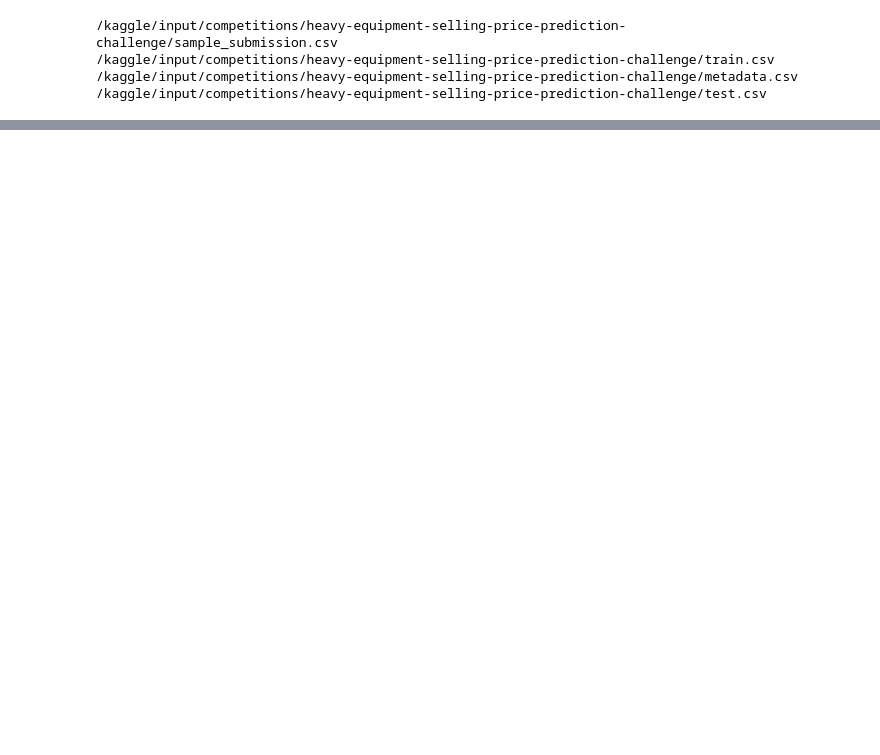
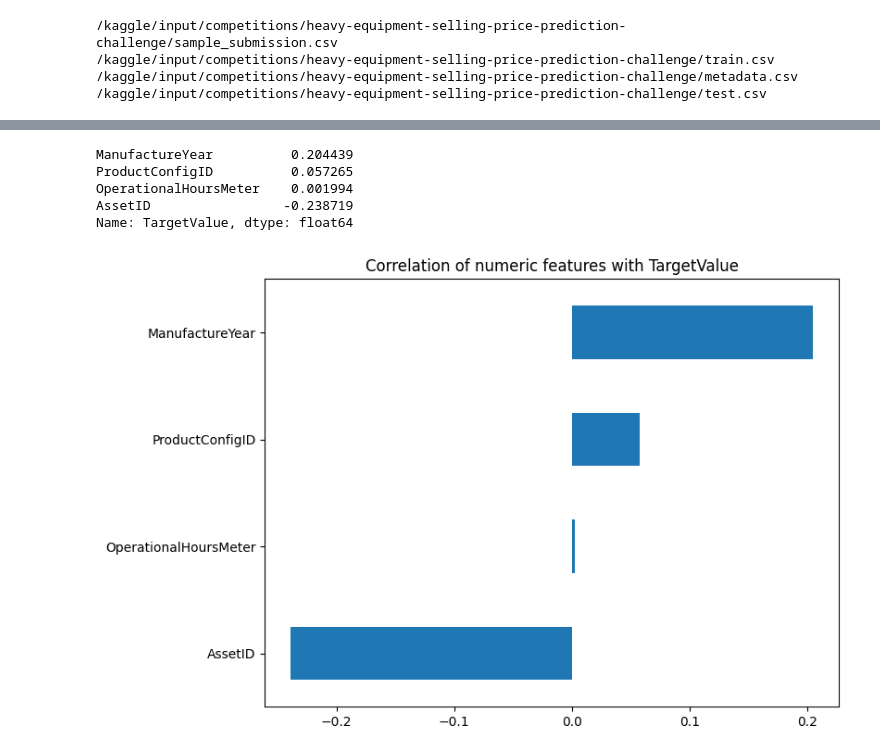
Before and after one commit to i-shashikant/Heavy-Equipment-Price-Prediction-MLP, a Jupyter notebook: 24f2003930-notebook-2026t2.ipynb, the cells around one changed output, grey strips where cells are left out. Cells and saved outputs as stored; diff of their text form; code cells hidden in the pictures; blank space fills up the shorter version.

```diff
--- a/24f2003930-notebook-2026t2.ipynb
+++ b/24f2003930-notebook-2026t2.ipynb
@@ -206,0 +161,23 @@ Name: TargetValue, dtype: float64
+# %%
+# ============================================
+# Numeric feature correlation with target
+# ============================================
+
+numeric_cols = train.select_dtypes(include=[np.number]).columns.tolist()
+numeric_cols = [c for c in numeric_cols if c not in ["TransactionID", "TargetValue"]]
+
+corr_with_target = train[numeric_cols + ["TargetValue"]].corr()["TargetValue"].drop("TargetValue").sort_values(ascending=False)
+print(corr_with_target)
+
+plt.figure(figsize=(8, 6))
+corr_with_target.plot(kind="barh")
+plt.title("Correlation of numeric features with TargetValue")
+plt.gca().invert_yaxis()
+plt.show()
+# %% [output]
+ManufactureYear          0.204439
+ProductConfigID          0.057265
+OperationalHoursMeter    0.001994
+AssetID                 -0.238719
+Name: TargetValue, dtype: float64
+[figure, added]
```
Also changed, not shown: parts of 60 cells of this notebook.
